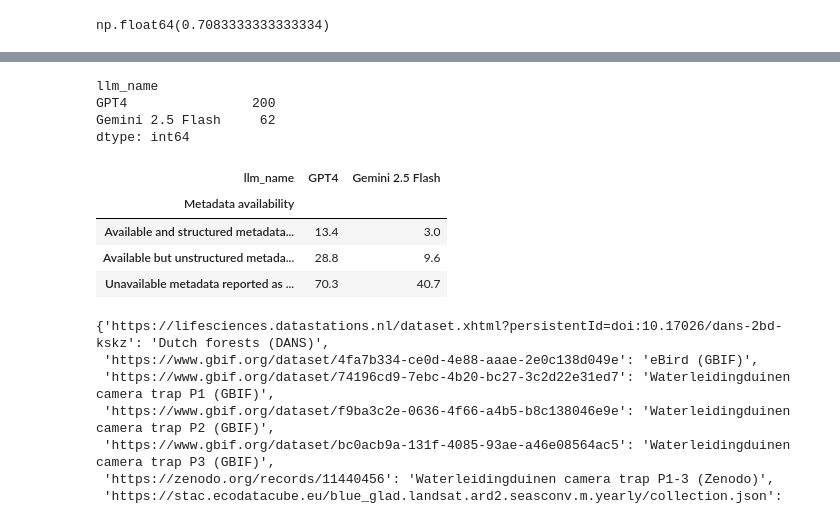
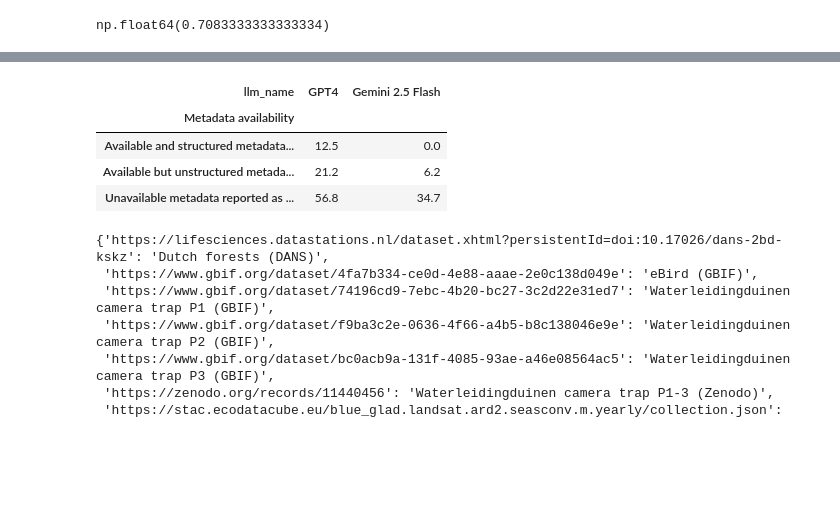
Before and after one commit to LTER-LIFE/meta-knowledge-harvesting, a Jupyter notebook: Evaluate LLM output.ipynb, the cells around one changed output, grey strips where cells are left out. Drawn from its saved outputs; the diff is of its cells as text; code cells hidden in the pictures; blank space fills up the shorter version.

```diff
--- a/Evaluate LLM output.ipynb
+++ b/Evaluate LLM output.ipynb
@@ -37,7 +37,7 @@ def despine(ax):
         ax.spines[sp].set_visible(False)
     return ax
 # %%
-labels_annot, labels_pred, (list_ds_urls, list_metadata_fields_ALL) = uv.load_pred_and_annot(fp_pred='outputs/2025-06-04/cedar_openai_clean_entity_type_map.yaml',
+labels_annot, labels_pred, (list_ds_urls, list_metadata_fields_ALL) = uv.load_pred_and_annot(fp_pred='outputs/2025-06-06/cedar_openai_clean_entity_type_map.yaml',
                                                                                          fp_annot='outputs/annotations/ground_truth_metadata_annotations-2025-06-04.yaml',
                                                                                          metadata_format='all')
 # %% [output]
@@ -603,12 +530,5 @@ if save_fig:
-# %%
-df_scores[df_scores['value_pred'] == 'N/A'].groupby('llm_name').size().sort_values(ascending=False)
-# %% [output]
-llm_name
-GPT4                200
-Gemini 2.5 Flash     62
-dtype: int64
 # %%
-save_table = True
+save_table = False
 dict_not_found = {x: []  for x in ['llm_name', 'metadata_format_name', 'fraction_not_found', 'Metadata availability']}
 
 for sel_llm_name in llm_name_mapping.values():
@@ -641,36 +561,36 @@ for sel_llm_name in llm_name_mapping.values():
         dict_not_found['Metadata availability'].append(df_name)
         # print(f"{df_name}:\n"
         #         f"True positives (TP): {tp}\n"
         #         f"False negatives (FN): {fn}\n"
         #         f"False positives (FP): {fp}\n"
         #         f"True negatives (TN): {tn}\n"
         #         f"Precision: {tp / (tp + fp) if tp + fp > 0 else 0:.2f}\n"
         #         f"Recall: {tp / (tp + fn) if tp + fn > 0 else 0:.2f}\n"
         #         f"F1-score: {2 * tp / (2 * tp + fp + fn) if 2 * tp + fp + fn > 0 else 0:.2f}\n",
         #         f"Fraction positive: {(tp + fp) / (tp + fp + tn + fn):.2f}\n")
 
 df_not_found = pd.DataFrame(dict_not_found)
 df_not_found['fraction_not_found'] = df_not_found['fraction_not_found'].round(1)
 df_not_found = df_not_found.pivot_table(index='Metadata availability', columns='llm_name', values='fraction_not_found')
 
 if save_table:
     ## save to tex
     df_not_found.to_latex(os.path.join(fig_dir, 'metadata_not_found.tex'),
                           float_format="%.1f",
                           column_format='l' + 'c' * len(df_not_found.columns),
                           caption=r"Fraction of metadata fields that were not identified by the LLMs. For available metadata, this includes structured fields that were not retrieved and unstructured fields that were not recognised (false negatives (FN)) . For unavailable metadata, this includes fields that were reported as unavailable (true negatives (TN)). Post-processed results for both CEDAR and Croissant formats were used.",
                           label='tab:metadata_not_found',
                           escape=False,
                           index=True)
 
 
 df_not_found
 # %% [output]
 | llm_name | GPT4 | Gemini 2.5 Flash |
 | Metadata availability |  |  |
-| Available and structured metadata... | 13.4 | 3.0 |
-| Available but unstructured metada... | 28.8 | 9.6 |
-| Unavailable metadata reported as ... | 70.3 | 40.7 |
+| Available and structured metadata... | 12.5 | 0.0 |
+| Available but unstructured metada... | 21.2 | 6.2 |
+| Unavailable metadata reported as ... | 56.8 | 34.7 |
 # %%
 url_to_ds_name
 # %% [output]
```
Also changed, not shown: parts of 8 cells of this notebook, 5 other files.
